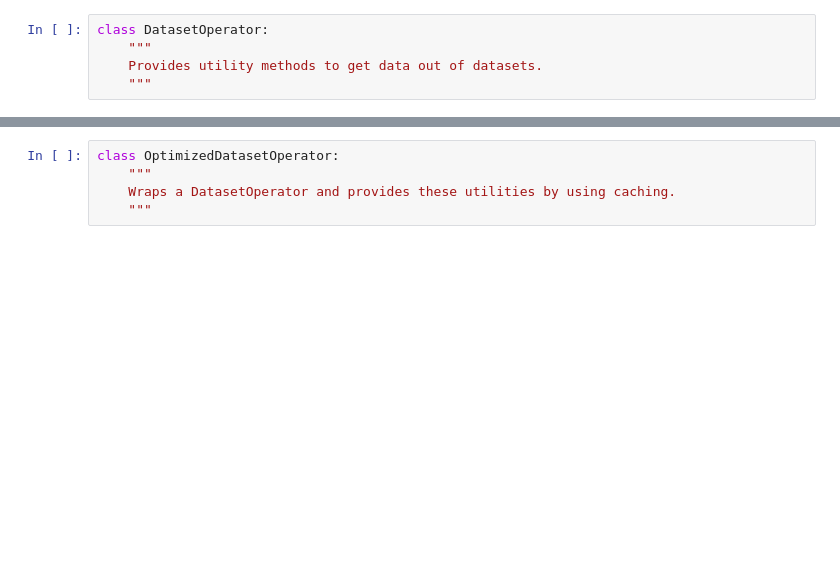
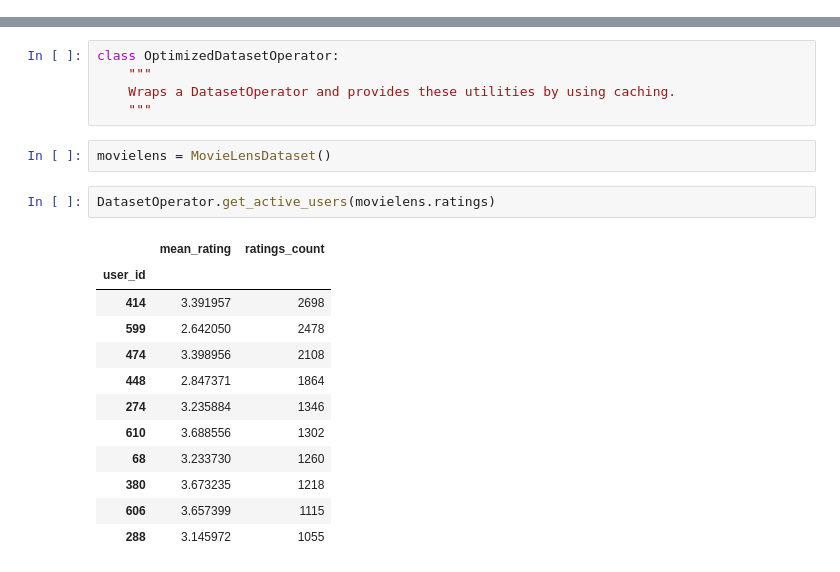
Before and after one commit to katipogluMustafa/project-alpha, a Jupyter notebook: Training_2/02_Init_Rec_Sys_Framework/RecSysFramework.ipynb, the cells around one changed output, grey strips where cells are left out. Saved outputs shown, nothing was run; the diff lists cells and outputs as text; blank space fills up the shorter version.

Commit message:
Add Dataset Operators, Drop Transet Classes

```diff
--- a/Training_2/02_Init_Rec_Sys_Framework/RecSysFramework.ipynb
+++ b/Training_2/02_Init_Rec_Sys_Framework/RecSysFramework.ipynb
@@ -741,8 +755,3 @@ class KNNPredict(ABC):
         pass
 # %% [markdown]
 ## InProgress
-# %%
-class DatasetOperator:
-    """
-    Provides utility methods to get data out of datasets.
-    """
@@ -751,3 +960,20 @@ class OptimizedDatasetOperator:
     """
     Wraps a DatasetOperator and provides these utilities by using caching.
     """
+# %%
+movielens = MovieLensDataset()
+# %%
+DatasetOperator.get_active_users(movielens.ratings)
+# %% [output]
+|  | mean_rating | ratings_count |
+| user_id |  |  |
+| 414 | 3.391957 | 2698 |
+| 599 | 2.642050 | 2478 |
+| 474 | 3.398956 | 2108 |
+| 448 | 2.847371 | 1864 |
+| 274 | 3.235884 | 1346 |
+| 610 | 3.688556 | 1302 |
+| 68 | 3.233730 | 1260 |
+| 380 | 3.673235 | 1218 |
+| 606 | 3.657399 | 1115 |
+| 288 | 3.145972 | 1055 |
```
Also changed, not shown: parts of 3 cells of this notebook.
